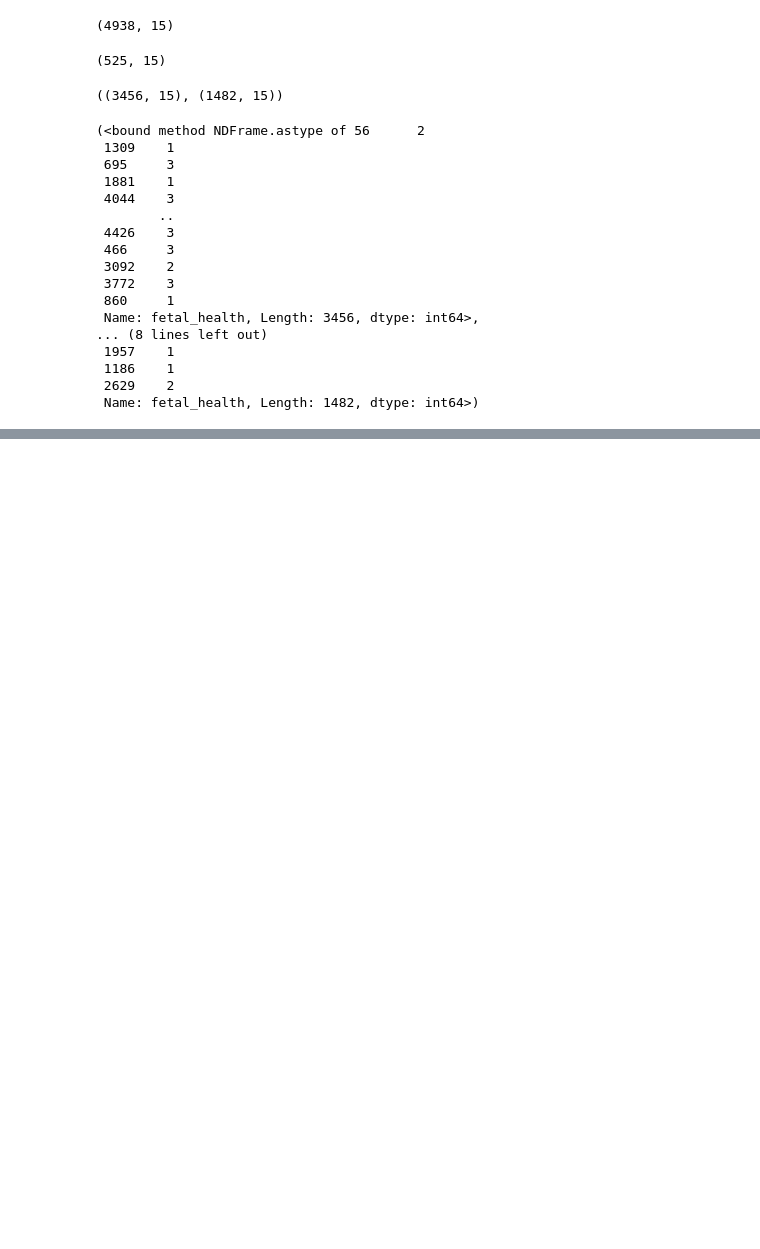
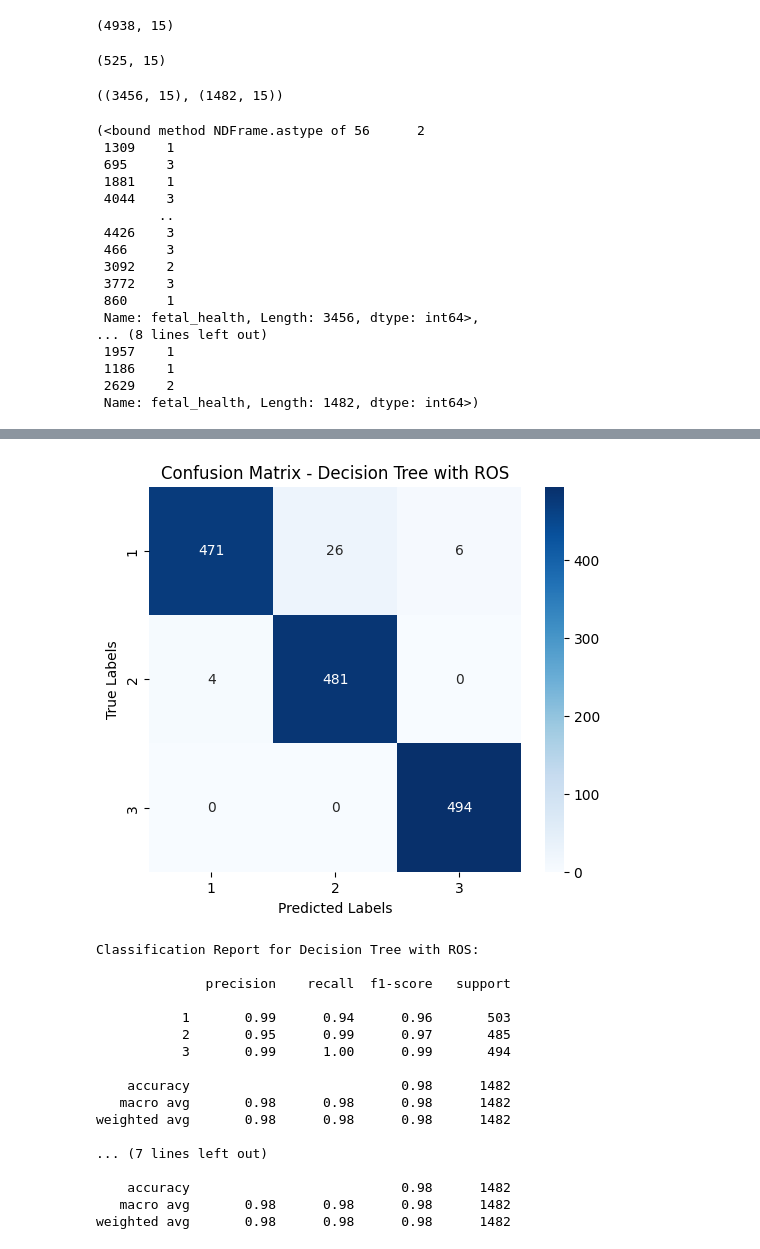
Before and after one commit to Constantin-Stamate/Pregnancy_Health_Assistant, a Jupyter notebook: models/decision_trees.ipynb, the cells around one changed output, grey strips where cells are left out. Saved outputs shown, nothing was run; the diff lists cells and outputs as text; code cells hidden in the pictures; blank space fills up the shorter version.

Commit message:
implement Decision Trees  model with ROS resampling

```diff
--- a/models/decision_trees.ipynb
+++ b/models/decision_trees.ipynb
@@ -430,0 +431,5 @@ DecisionTree: Accuracy = 0.9501
+# %%
+# ROS resampling
+model_ros = DecisionTreeClassifier(random_state=42)
+model_ros.fit(x_ros_train, y_ros_train)
+x_ros_train, x_ros_test, y_ros_train, y_ros_test = train_test_split(X_ros_resampled, Y_ros_resampled, test_size=0.3, random_state=42)
@@ -430,0 +440,3 @@ DecisionTree: Accuracy = 0.9501
+# %%
+y_ros_train = y_ros_train.astype(int)
+y_ros_test = y_ros_test.astype(int)
@@ -430,0 +463,39 @@ DecisionTree: Accuracy = 0.9501
+# %%
+y_ros_pred = model_ros.predict(x_ros_test)
+
+# Confusion Matrix
+cm_ros = confusion_matrix(y_ros_test, y_ros_pred)
+
+# Plot Confusion Matrix
+plt.figure(figsize=(6, 5))
+sns.heatmap(cm_ros, annot=True, fmt="d", cmap="Blues", xticklabels=[1, 2, 3], yticklabels=[1, 2, 3])
+plt.title("Confusion Matrix - Decision Tree with ROS")
+plt.xlabel("Predicted Labels")
+plt.ylabel("True Labels")
+plt.show()
+
+# Classification Report
+print(f"Classification Report for Decision Tree with ROS:\n")
+print(classification_report(y_ros_test, y_ros_pred))
+
+print(f"Accuracy: {accuracy_score(y_ros_test, y_ros_pred):.4f}")
+print(f"Classification Report:\n{classification_report(y_ros_test, y_ros_pred)}")
+# %% [output]
+[figure, added]
+Classification Report for Decision Tree with ROS:
+
+              precision    recall  f1-score   support
+
+           1       0.99      0.94      0.96       503
+           2       0.95      0.99      0.97       485
+           3       0.99      1.00      0.99       494
+
+    accuracy                           0.98      1482
+   macro avg       0.98      0.98      0.98      1482
+weighted avg       0.98      0.98      0.98      1482
+
+... (7 lines left out)
+
+    accuracy                           0.98      1482
+   macro avg       0.98      0.98      0.98      1482
+weighted avg       0.98      0.98      0.98      1482
```
Also changed, not shown: parts of 3 cells of this notebook.
